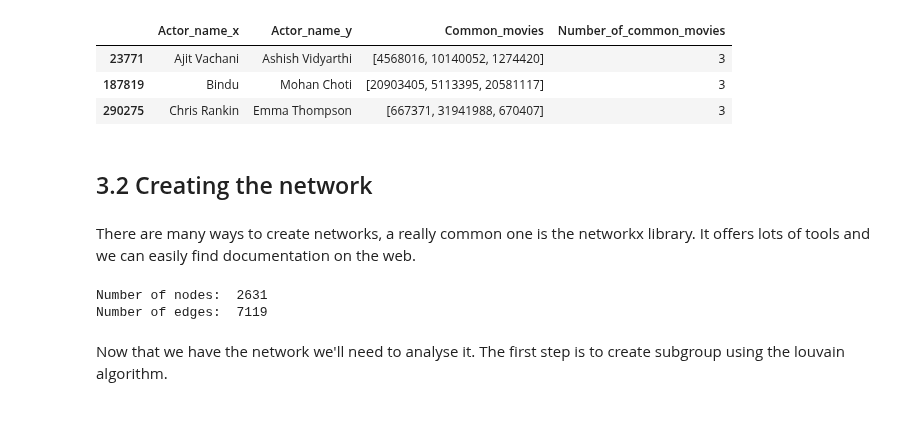
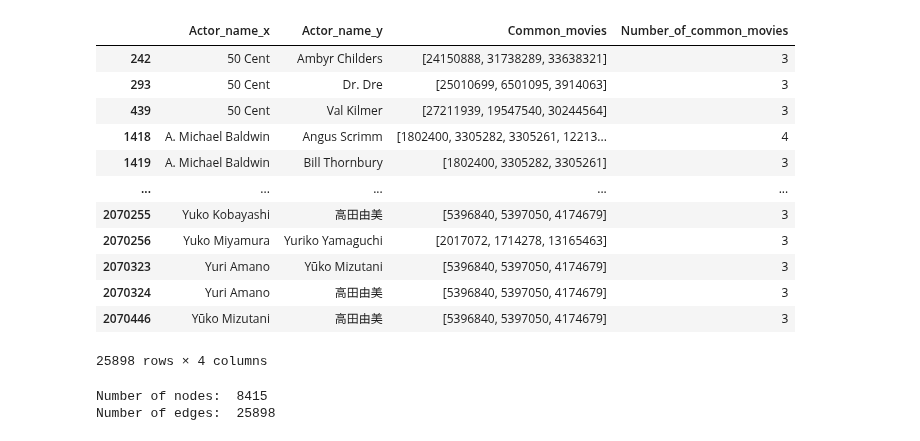
Before and after one commit to epfl-ada/ada-2022-project-addaxx, a Jupyter notebook: CMU.ipynb, the cells around one changed output. Cells and saved outputs as stored; diff of their text form; code cells hidden in the pictures.

```diff
--- a/CMU.ipynb
+++ b/CMU.ipynb
@@ -111,7 +93,7 @@ We aim to create a network between actors as nodes and movies as edges. Therfor
 # %%
 # filter characters metadata dataframe to keep only the characters where the character name and actor name are not null
 characters_before_filter = character_metadata.shape[0]
-character_metadata = character_metadata[character_metadata['Character_name'].notnull() & character_metadata['Actor_name'].notnull()]
+character_metadata = character_metadata[character_metadata['Freebase_actor_ID'].notnull() & character_metadata['Actor_name'].notnull()]
 # show how many characters were originally in the dataframe, how many were removed and how many are left
 print('Number of characters before filter: ', characters_before_filter)
 print('Number of characters after filter: ', character_metadata.shape[0])
@@ -218,15 +185,20 @@ actors_pairs_common_movies['Number_of_common_movies'] = actors_pairs_common_movi
 actors_pairs_common_movies_filtered = actors_pairs_common_movies[actors_pairs_common_movies['Number_of_common_movies'] > 2]
 # %%
-actors_pairs_common_movies_filtered.sample(3)
+actors_pairs_common_movies_filtered
 # %% [output]
 |  | Actor_name_x | Actor_name_y | Common_movies | Number_of_common_movies |
-| 23771 | Ajit Vachani | Ashish Vidyarthi | [4568016, 10140052, 1274420] | 3 |
-| 187819 | Bindu | Mohan Choti | [20903405, 5113395, 20581117] | 3 |
-| 290275 | Chris Rankin | Emma Thompson | [667371, 31941988, 670407] | 3 |
+| 242 | 50 Cent | Ambyr Childers | [24150888, 31738289, 33638321] | 3 |
+| 293 | 50 Cent | Dr. Dre | [25010699, 6501095, 3914063] | 3 |
+| 439 | 50 Cent | Val Kilmer | [27211939, 19547540, 30244564] | 3 |
+| 1418 | A. Michael Baldwin | Angus Scrimm | [1802400, 3305282, 3305261, 12213... | 4 |
+| 1419 | A. Michael Baldwin | Bill Thornbury | [1802400, 3305282, 3305261] | 3 |
+| ... | ... | ... | ... | ... |
+| 2070255 | Yuko Kobayashi | 高田由美 | [5396840, 5397050, 4174679] | 3 |
+| 2070256 | Yuko Miyamura | Yuriko Yamaguchi | [2017072, 1714278, 13165463] | 3 |
+| 2070323 | Yuri Amano | Yūko Mizutani | [5396840, 5397050, 4174679] | 3 |
+| 2070324 | Yuri Amano | 高田由美 | [5396840, 5397050, 4174679] | 3 |
+| 2070446 | Yūko Mizutani | 高田由美 | [5396840, 5397050, 4174679] | 3 |
+25898 rows × 4 columns
-# %% [markdown]
-## 3.2 Creating the network
-# %% [markdown]
-There are many ways to create networks, a really common one is the networkx library. It offers lots of tools and we can easily find documentation on the web.
 # %%
 # create a non directed graph from the dataframe
 G = nx.from_pandas_edgelist(actors_pairs_common_movies_filtered, source='Actor_name_x', target='Actor_name_y', edge_attr='Number_of_common_movies')
@@ -234,9 +206,7 @@ G = nx.from_pandas_edgelist(actors_pairs_common_movies_filtered, source='Actor_n
 print('Number of nodes: ', G.number_of_nodes())
 print('Number of edges: ', G.number_of_edges())
 # %% [output]
-Number of nodes:  2631
-Number of edges:  7119
+Number of nodes:  8415
+Number of edges:  25898
-# %% [markdown]
-Now that we have the network we'll need to analyse it. The first step is to create subgroup using the louvain algorithm.
 # %%
 # make partitions of the graph
```
Also changed, not shown: parts of 61 cells of this notebook.
